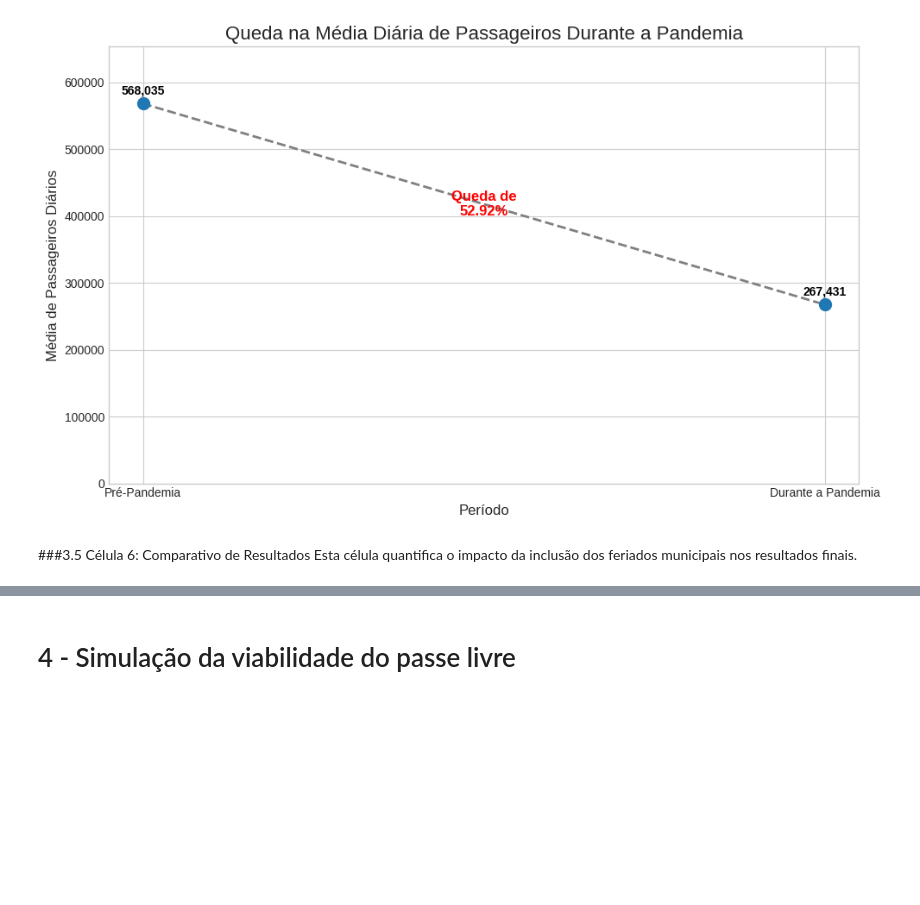
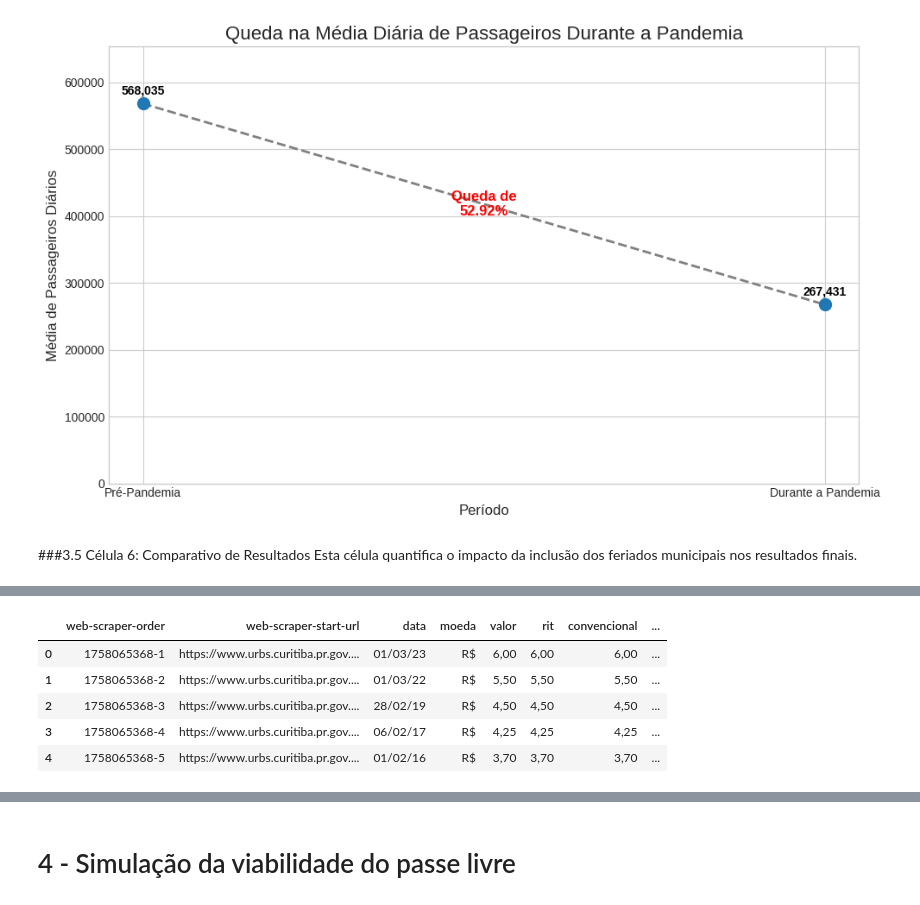
Before and after one commit to lelenzasan/Projeto_Tarifa_Zero_Curitiba, a Jupyter notebook: Espinha_Dorsal_do_Projeto_TRANSPORTE_CWB.ipynb, the cells around one changed output, grey strips where cells are left out. Cells and saved outputs as stored; diff of their text form; code cells hidden in the pictures; blank space fills up the shorter version.

```diff
--- a/Espinha_Dorsal_do_Projeto_TRANSPORTE_CWB.ipynb
+++ b/Espinha_Dorsal_do_Projeto_TRANSPORTE_CWB.ipynb
@@ -637,0 +847,7 @@ Passageiros de Baixa Renda Beneficiados por Dia (Estimado): 44,152
+# %%
+# Limpeza de dados contendo a evolução da tarifa nos anos de 2022-2023
+# Dados coletados no site da URBS, conforme explicitado no fim da limpeza de dados via extensão para o Google Chrome: Web Scraper.
+
+df_evolucao_tarifa = 'https://raw.githubusercontent.com/lelenzasan/Projeto_Tarifa_Zero_Curitiba/data/1.0-evolucao_tarifa_tabela_1994_2023.csv'
+df_evolucao_tarifa = pd.read_csv(df_evolucao_tarifa)
+df_evolucao_tarifa.info()
@@ -637,0 +874,9 @@ Passageiros de Baixa Renda Beneficiados por Dia (Estimado): 44,152
+# %%
+df_evolucao_tarifa.head()
+# %% [output]
+|  | web-scraper-order | web-scraper-start-url | data | moeda | valor | rit | convencional | ... |
+| 0 | 1758065368-1 | https://www.urbs.curitiba.pr.gov.... | 01/03/23 | R$ | 6,00 | 6,00 | 6,00 | ... |
+| 1 | 1758065368-2 | https://www.urbs.curitiba.pr.gov.... | 01/03/22 | R$ | 5,50 | 5,50 | 5,50 | ... |
+| 2 | 1758065368-3 | https://www.urbs.curitiba.pr.gov.... | 28/02/19 | R$ | 4,50 | 4,50 | 4,50 | ... |
+| 3 | 1758065368-4 | https://www.urbs.curitiba.pr.gov.... | 06/02/17 | R$ | 4,25 | 4,25 | 4,25 | ... |
+| 4 | 1758065368-5 | https://www.urbs.curitiba.pr.gov.... | 01/02/16 | R$ | 3,70 | 3,70 | 3,70 | ... |
```
Also changed, not shown: parts of 40 cells of this notebook.
